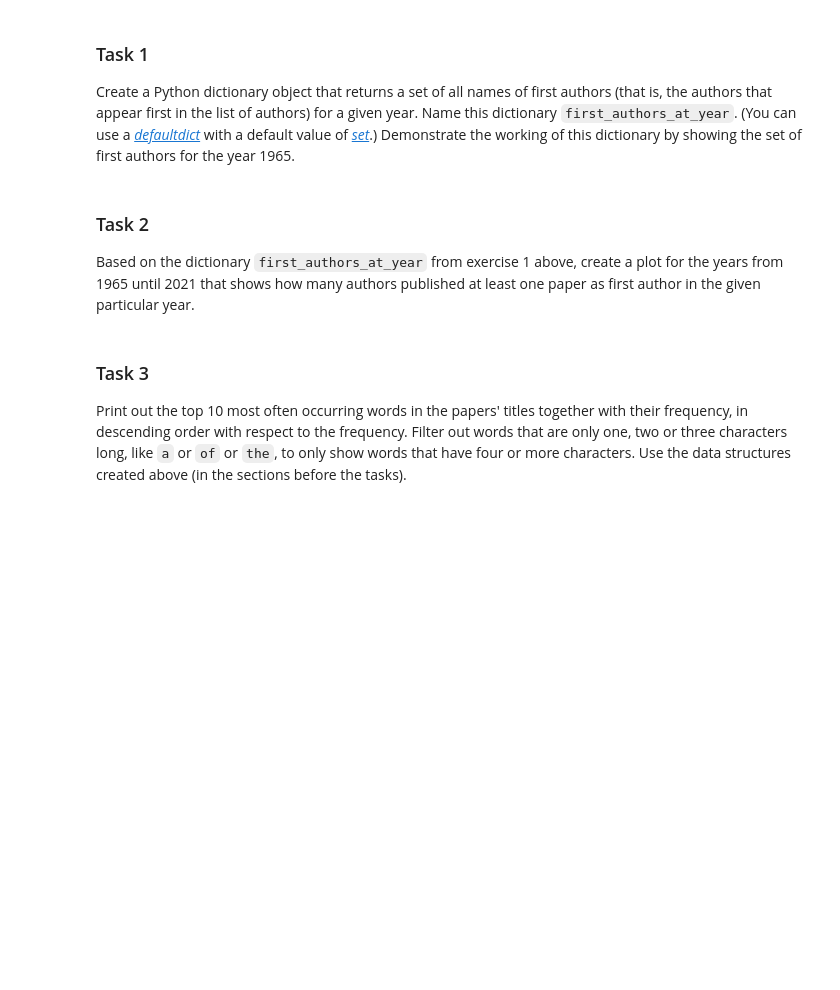
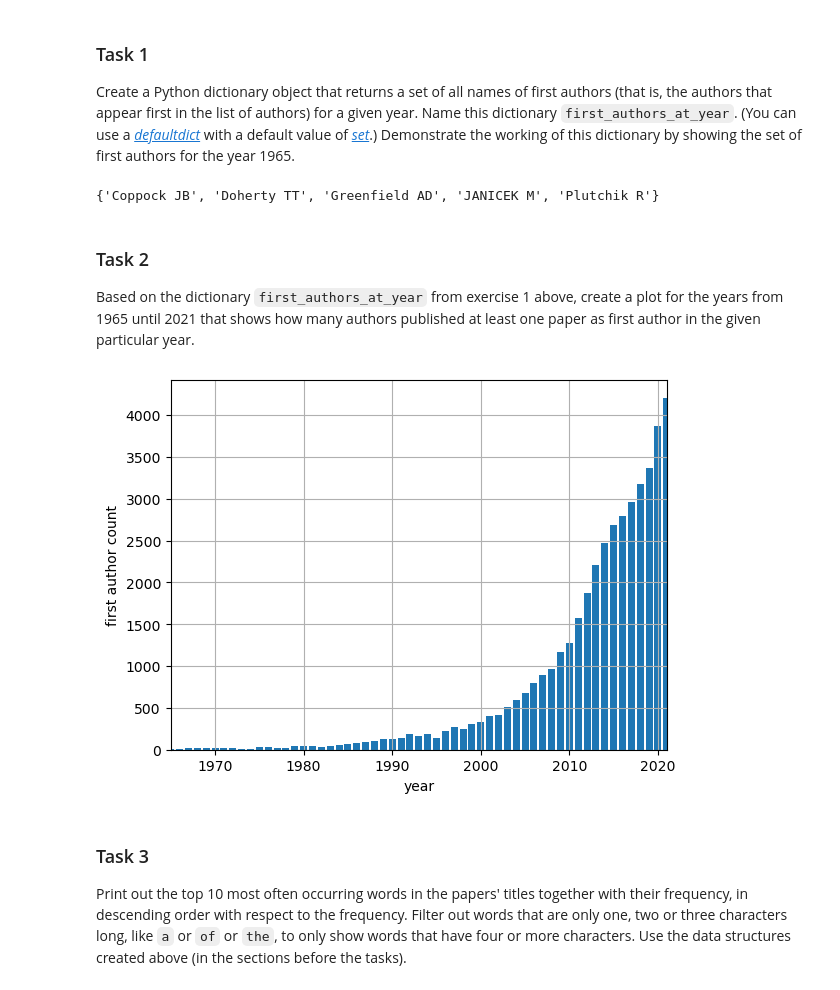
Before and after one commit to npandayVU/Ir2023, a Jupyter notebook: 01_inspection.ipynb, the cells around one changed output. Saved outputs shown, nothing was run; the diff lists cells and outputs as text; code cells hidden in the pictures; blank space fills up the shorter version.

```diff
--- a/01_inspection.ipynb
+++ b/01_inspection.ipynb
@@ -169,3 +165,14 @@ Create a Python dictionary object that returns a set of all names of first autho
+# %%
+first_authors_at_year = defaultdict(set)
+
+for val in Summaries.values():
+    if len(val.authors) > 0:
+        author = val.authors[0]
+        first_authors_at_year[val.year].add(author)
+
+first_authors_at_year[1965]
+# %% [output]
+{'Coppock JB', 'Doherty TT', 'Greenfield AD', 'JANICEK M', 'Plutchik R'}
 # %% [markdown]
 ### Task 2
 
@@ -175,3 +180,13 @@ Based on the dictionary `first_authors_at_year` from exercise 1 above, create a
+# %%
+x = first_authors_at_year.keys()
+counts = [len(lst) for lst in first_authors_at_year.values()]
+plt.bar(x=x, height=counts)
+plt.xlim(1965, 2021)
+plt.xlabel('year')
+plt.ylabel('first author count')
+plt.grid(True);
+# %% [output]
+[figure, added]
 # %% [markdown]
 ### Task 3
 
```
Also changed, not shown: parts of 10 cells of this notebook.
